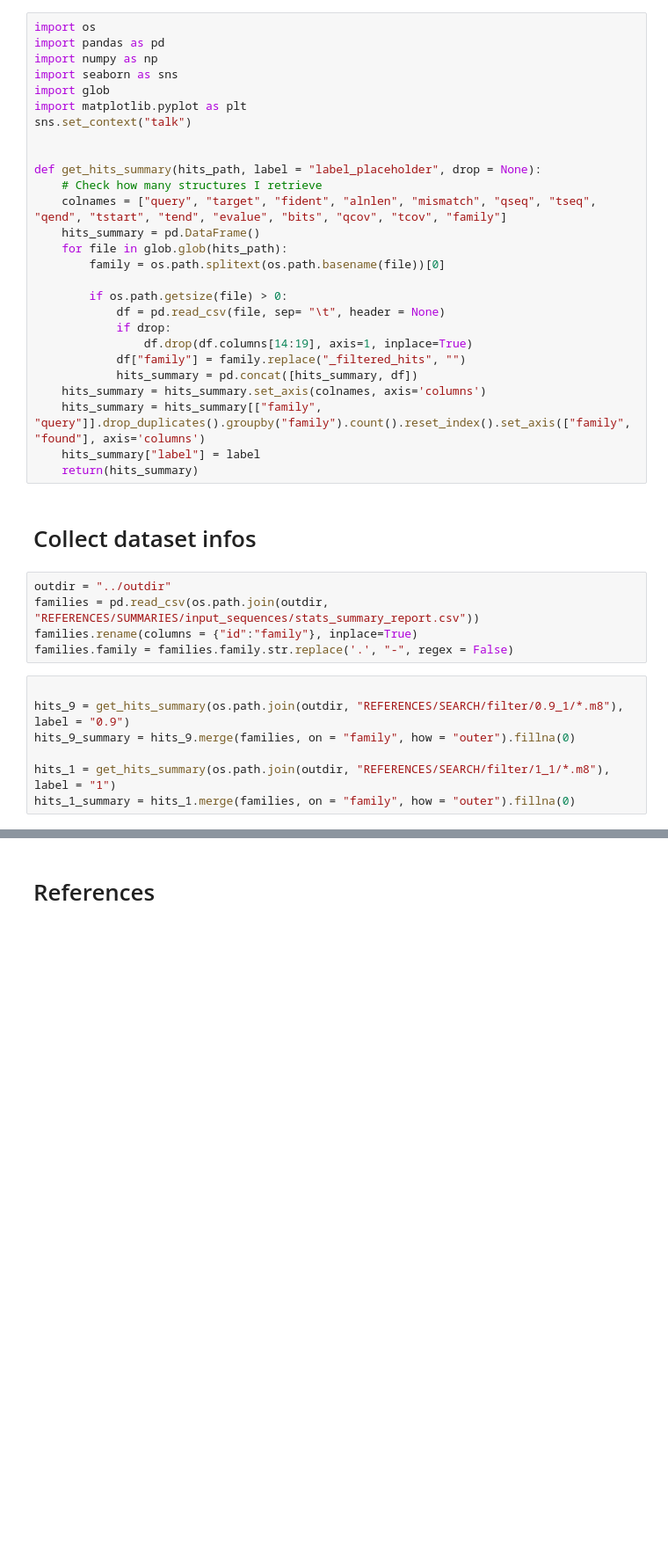
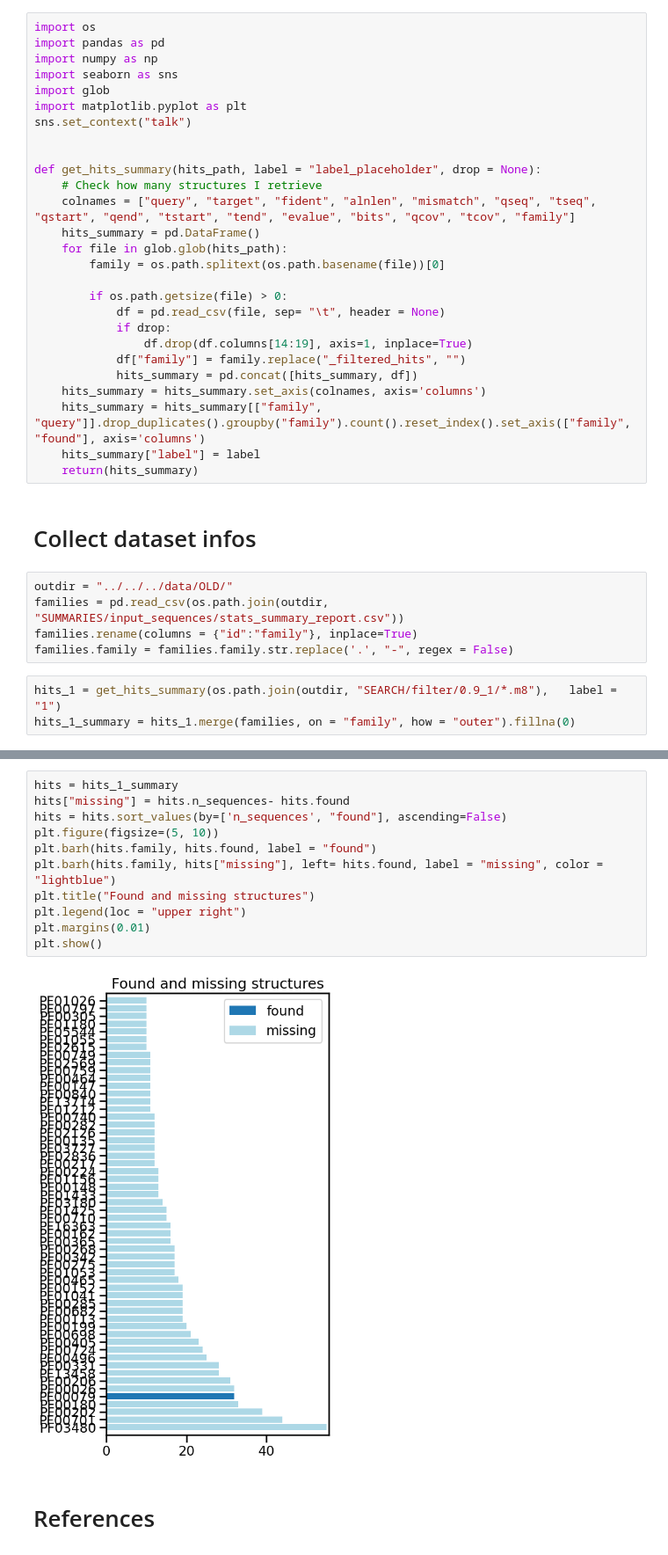
Before and after one commit to luisas/get_structures, a Jupyter notebook: notebook/check_retrieved_structures.ipynb, the cells around one changed output, grey strips where cells are left out. Shown at 88% size. Cells and saved outputs as stored; diff of their text form; blank space fills up the shorter version.

Commit message:
add easy search

```diff
--- a/notebook/check_retrieved_structures.ipynb
+++ b/notebook/check_retrieved_structures.ipynb
@@ -10,7 +10,7 @@ sns.set_context("talk")
 
 def get_hits_summary(hits_path, label = "label_placeholder", drop = None):
     # Check how many structures I retrieve
-    colnames = ["query", "target", "fident", "alnlen", "mismatch", "qseq", "tseq", "qend", "tstart", "tend", "evalue", "bits", "qcov", "tcov", "family"]
+    colnames = ["query", "target", "fident", "alnlen", "mismatch", "qseq", "tseq", "qstart", "qend", "tstart", "tend", "evalue", "bits", "qcov", "tcov", "family"]
     hits_summary = pd.DataFrame()
     for file in glob.glob(hits_path):
         family = os.path.splitext(os.path.basename(file))[0]
@@ -28,14 +28,10 @@ def get_hits_summary(hits_path, label = "label_placeholder", drop = None):
 # %% [markdown]
 # Collect dataset infos
 # %%
-outdir = "../outdir"
-families = pd.read_csv(os.path.join(outdir, "REFERENCES/SUMMARIES/input_sequences/stats_summary_report.csv"))
+outdir = "../../../data/OLD/"
+families = pd.read_csv(os.path.join(outdir, "SUMMARIES/input_sequences/stats_summary_report.csv"))
 families.rename(columns = {"id":"family"}, inplace=True)
 families.family = families.family.str.replace('.', "-", regex = False)
 # %%
-
-hits_9 = get_hits_summary(os.path.join(outdir, "REFERENCES/SEARCH/filter/0.9_1/*.m8"), label = "0.9")
-hits_9_summary = hits_9.merge(families, on = "family", how = "outer").fillna(0)
-
-hits_1 = get_hits_summary(os.path.join(outdir, "REFERENCES/SEARCH/filter/1_1/*.m8"),   label = "1")
+hits_1 = get_hits_summary(os.path.join(outdir, "SEARCH/filter/0.9_1/*.m8"),   label = "1")
 hits_1_summary = hits_1.merge(families, on = "family", how = "outer").fillna(0)
@@ -42,3 +58,16 @@ hits_1_summary = hits_1.merge(families, on = "family", how = "outer").fillna(0)
+# %%
+hits = hits_1_summary
+hits["missing"] = hits.n_sequences- hits.found
+hits = hits.sort_values(by=['n_sequences', "found"], ascending=False)
+plt.figure(figsize=(5, 10))
+plt.barh(hits.family, hits.found, label = "found")
+plt.barh(hits.family, hits["missing"], left= hits.found, label = "missing", color = "lightblue")
+plt.title("Found and missing structures")
+plt.legend(loc = "upper right")
+plt.margins(0.01)
+plt.show()
+# %% [output]
+[figure, added]
 # %% [markdown]
 # References
 # %%
```
Also changed, not shown: parts of 2 cells of this notebook, 17 other files.
